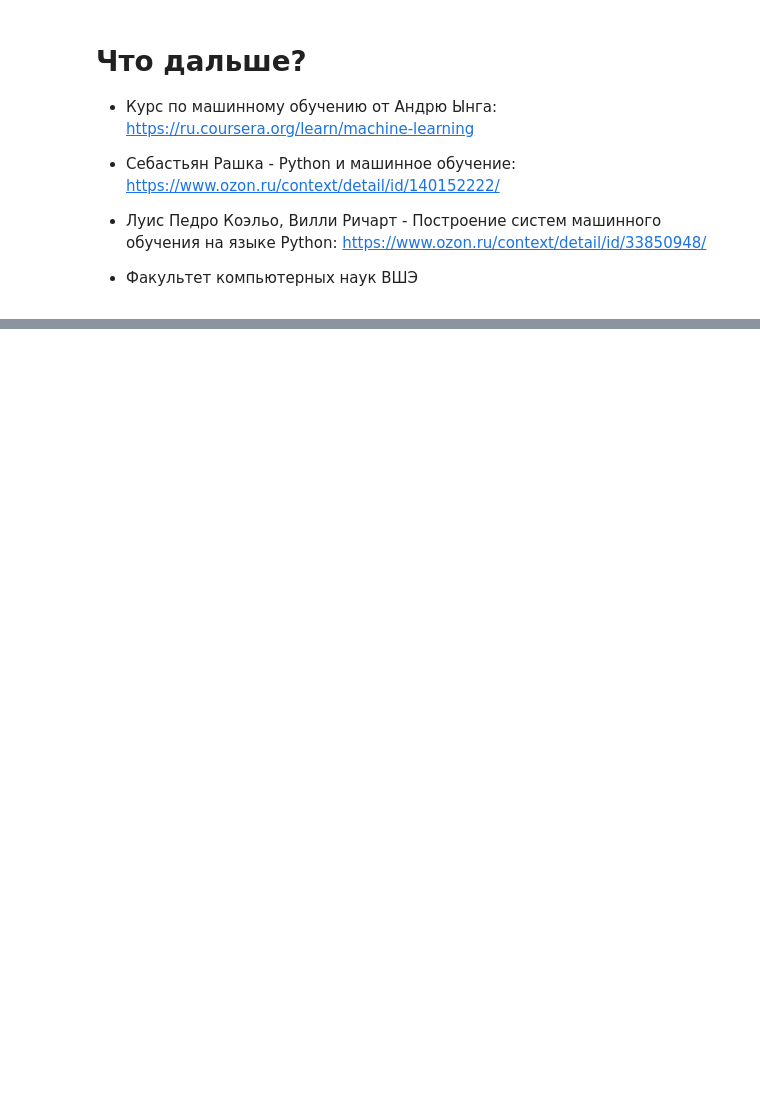
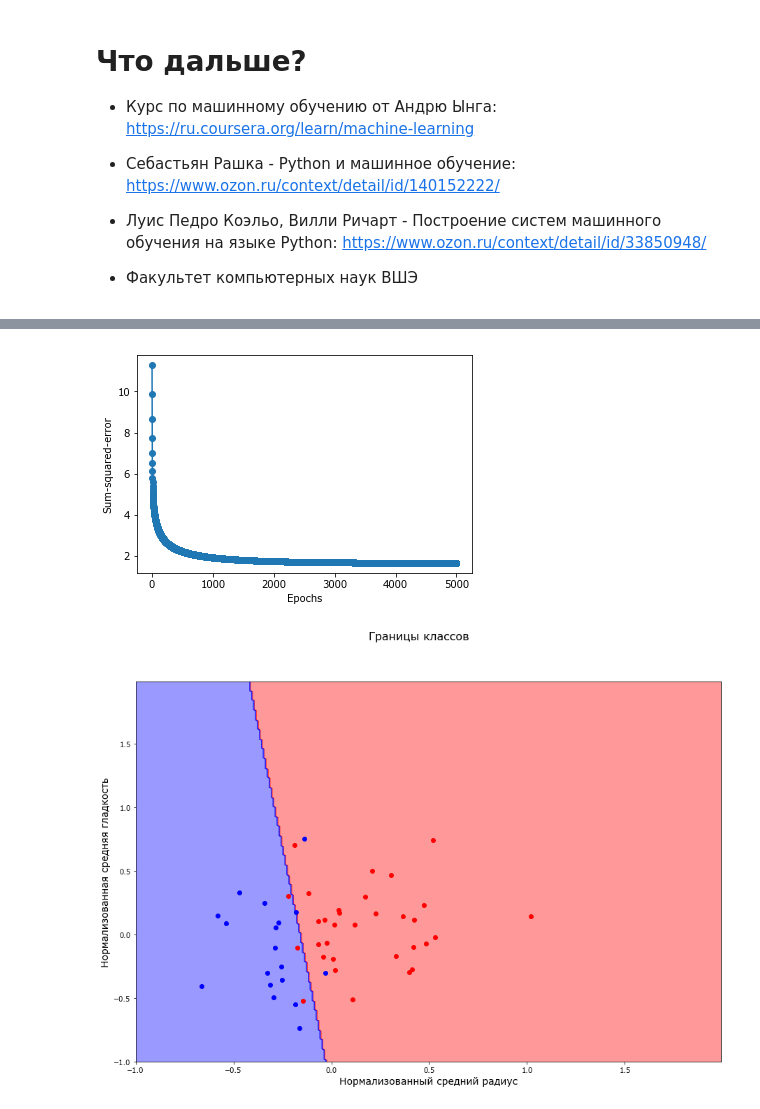
Before and after one commit to romanchereshnev/MLclass, a Jupyter notebook: Neural network.ipynb, the cells around one changed output, grey strips where cells are left out. Cells and saved outputs as stored; diff of their text form; code cells hidden in the pictures; blank space fills up the shorter version.

```diff
--- a/Neural network.ipynb
+++ b/Neural network.ipynb
@@ -126,0 +260,11 @@ Max-уплотнение (max pooling) карты признаков делае
+# %%
+from neural_network_helper import *
+X, y =  get_data_for_task()
+nn = NNsigm(n_iter=5000, eta=0.01)
+nn.fit(X, y)
+
+plot_cost(nn.cost_)
+plot_reg(X, y, nn)
+# %% [output]
+[figure, added]
+[figure, added]
```
Also changed, not shown: parts of 11 cells of this notebook, 8 other files.
